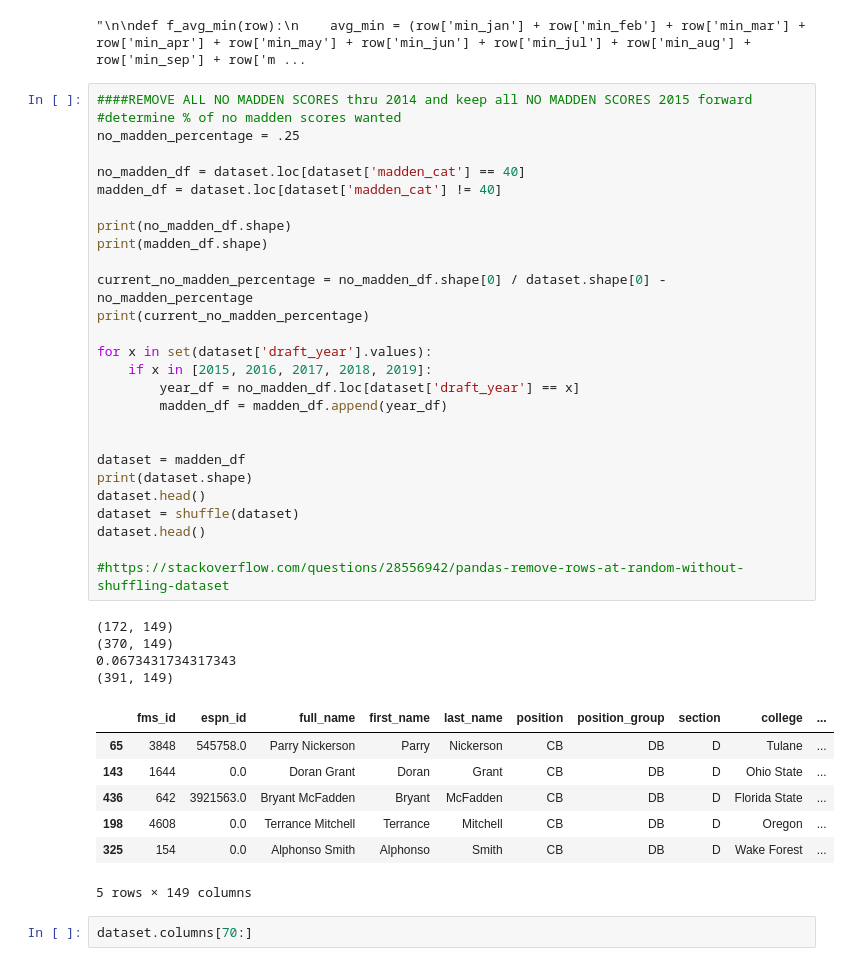
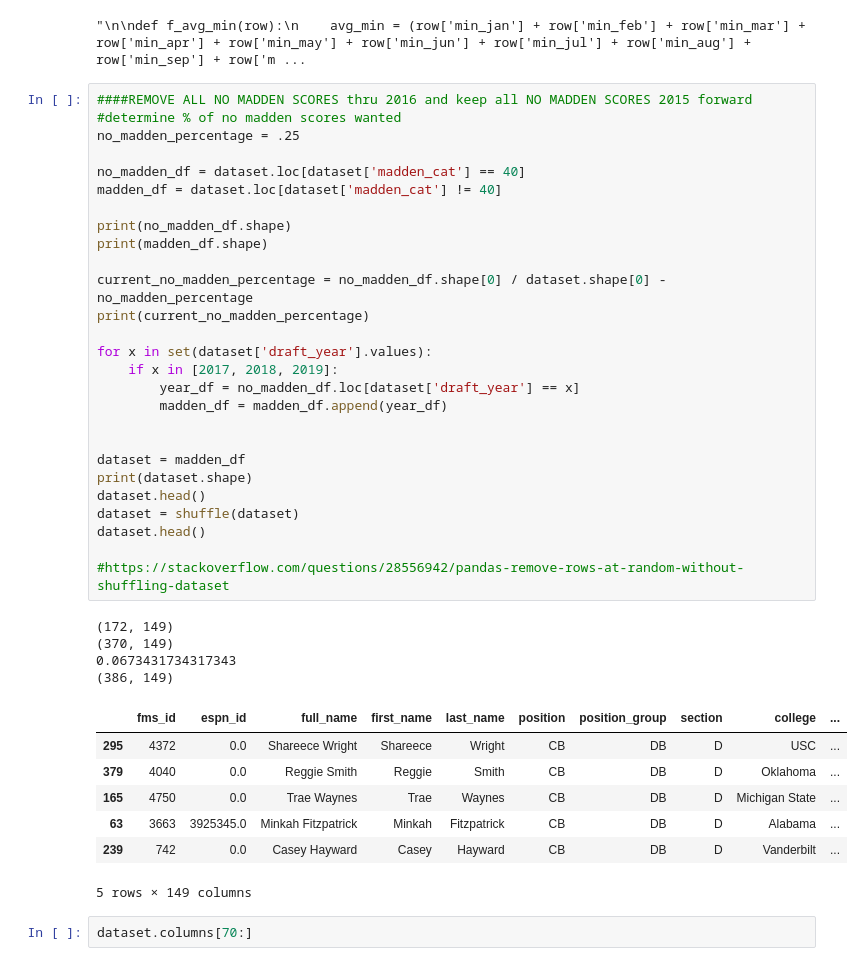
Before and after one commit to mmcelhan/nfl_capstone, a Jupyter notebook: ML/CBML_Model_PROD.ipynb, the cells around one changed output. Drawn from its saved outputs; the diff is of its cells as text.

```diff
--- a/ML/CBML_Model_PROD.ipynb
+++ b/ML/CBML_Model_PROD.ipynb
@@ -188,43 +188,43 @@ dataset['avg_max'] = dataset.apply(f_avg_max, axis=1)
 # %% [output]
 "\n\ndef f_avg_min(row):\n    avg_min = (row['min_jan'] + row['min_feb'] + row['min_mar'] + row['min_apr'] + row['min_may'] + row['min_jun'] + row['min_jul'] + row['min_aug'] + row['min_sep'] + row['m ...
 # %%
-####REMOVE ALL NO MADDEN SCORES thru 2014 and keep all NO MADDEN SCORES 2015 forward
+####REMOVE ALL NO MADDEN SCORES thru 2016 and keep all NO MADDEN SCORES 2015 forward
 #determine % of no madden scores wanted
 no_madden_percentage = .25
 
 no_madden_df = dataset.loc[dataset['madden_cat'] == 40]
 madden_df = dataset.loc[dataset['madden_cat'] != 40]
 
 print(no_madden_df.shape)
 print(madden_df.shape)
 
 current_no_madden_percentage = no_madden_df.shape[0] / dataset.shape[0] - no_madden_percentage
 print(current_no_madden_percentage)
 
 for x in set(dataset['draft_year'].values):
-    if x in [2015, 2016, 2017, 2018, 2019]:
+    if x in [2017, 2018, 2019]:
         year_df = no_madden_df.loc[dataset['draft_year'] == x]
         madden_df = madden_df.append(year_df)
 
 
 dataset = madden_df
 print(dataset.shape)
 dataset.head()
 dataset = shuffle(dataset)
 dataset.head()
 
 #https://stackoverflow.com/questions/28556942/pandas-remove-rows-at-random-without-shuffling-dataset
 # %% [output]
 (172, 149)
 (370, 149)
 0.0673431734317343
-(391, 149)
+(386, 149)
 |  | fms_id | espn_id | full_name | first_name | last_name | position | position_group | section | college | ... |
-| 65 | 3848 | 545758.0 | Parry Nickerson | Parry | Nickerson | CB | DB | D | Tulane | ... |
-| 143 | 1644 | 0.0 | Doran Grant | Doran | Grant | CB | DB | D | Ohio State | ... |
-| 436 | 642 | 3921563.0 | Bryant McFadden | Bryant | McFadden | CB | DB | D | Florida State | ... |
-| 198 | 4608 | 0.0 | Terrance Mitchell | Terrance | Mitchell | CB | DB | D | Oregon | ... |
-| 325 | 154 | 0.0 | Alphonso Smith | Alphonso | Smith | CB | DB | D | Wake Forest | ... |
+| 295 | 4372 | 0.0 | Shareece Wright | Shareece | Wright | CB | DB | D | USC | ... |
+| 379 | 4040 | 0.0 | Reggie Smith | Reggie | Smith | CB | DB | D | Oklahoma | ... |
+| 165 | 4750 | 0.0 | Trae Waynes | Trae | Waynes | CB | DB | D | Michigan State | ... |
+| 63 | 3663 | 3925345.0 | Minkah Fitzpatrick | Minkah | Fitzpatrick | CB | DB | D | Alabama | ... |
+| 239 | 742 | 0.0 | Casey Hayward | Casey | Hayward | CB | DB | D | Vanderbilt | ... |
 5 rows × 149 columns
 # %%
 dataset.columns[70:]
```
Also changed, not shown: parts of 8 cells of this notebook, 2 other files.
